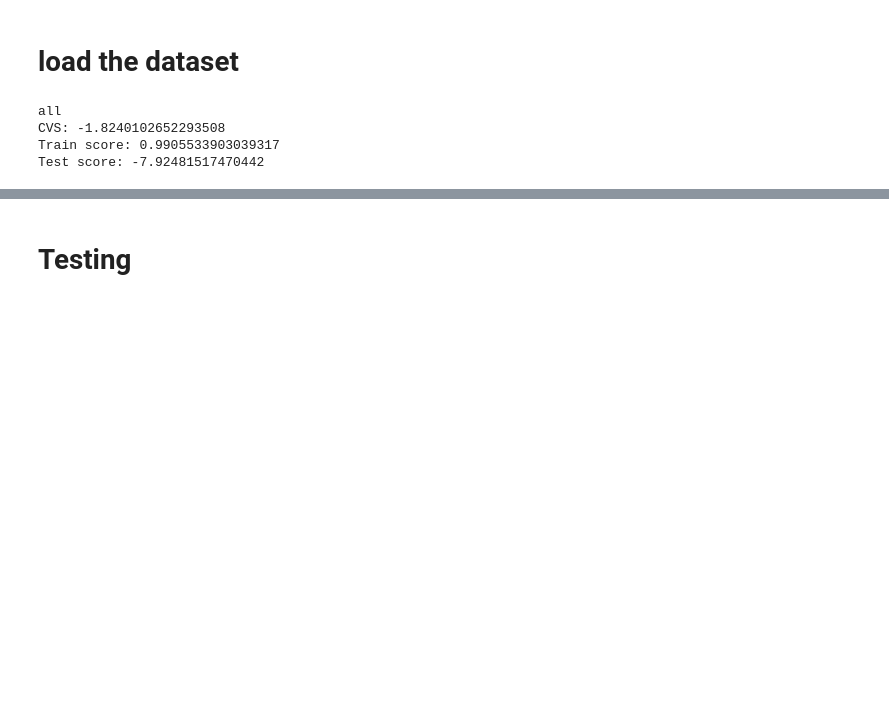
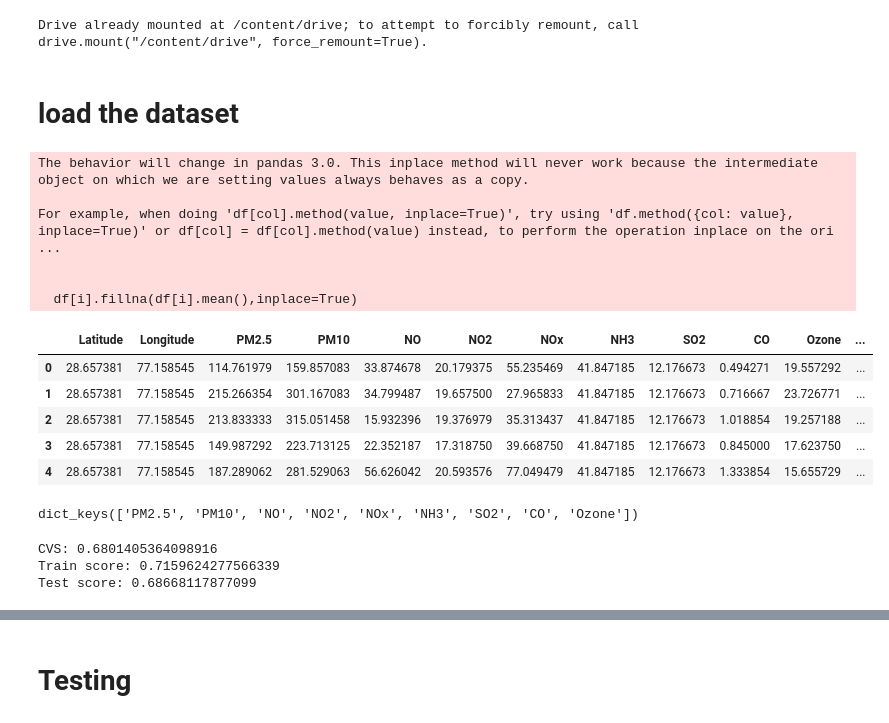
Before and after one commit to MaazSiddiqi/ds3k-project, a Jupyter notebook: group.ipynb, the cells around one changed output, grey strips where cells are left out. Saved outputs shown, nothing was run; the diff lists cells and outputs as text; code cells hidden in the pictures; blank space fills up the shorter version.

```diff
--- a/group.ipynb
+++ b/group.ipynb
@@ -12,5 +13,10 @@ from tqdm import tqdm
 
 import matplotlib.pyplot as plt
 %matplotlib inline
+# %%
+from google.colab import drive
+drive.mount('/content/drive')
+# %% [output]
+Drive already mounted at /content/drive; to attempt to forcibly remount, call drive.mount("/content/drive", force_remount=True).
 # %% [markdown]
 # load the dataset
@@ -29,15 +23,60 @@ df.head()
+# %%
+dataset_name = "data_2023_2017.csv"
+
+# Initial columns
+# Latitude,Longitude,Timestamp,PM2.5,PM10,NO,NO2,NOx,NH3,SO2,CO,Ozone,Benzene,Toluene,Xylene
+df = pd.read_csv(dataset_name)
+
+# Drop columns not focused
+drops = ["Benzene", "Toluene", "Xylene"]
+df = df.drop(drops, axis='columns')
+
+# Break up timestamp to year, month, day
+df["Timestamp"] = pd.to_datetime(df["Timestamp"])
+df["Year"] = df["Timestamp"].dt.year
+df["Month"] = df["Timestamp"].dt.month
+df["Day"] = df["Timestamp"].dt.day
+df.drop(["Timestamp"], axis='columns', inplace=True)
+
+# Fill NAs
+for i in df.columns[df.isnull().any(axis=0)]:     #---Applying Only on variables with NaN values
+    df[i].fillna(df[i].mean(),inplace=True)
+
+df.head()
+# %% [output]
+The behavior will change in pandas 3.0. This inplace method will never work because the intermediate object on which we are setting values always behaves as a copy.
+
+For example, when doing 'df[col].method(value, inplace=True)', try using 'df.method({col: value}, inplace=True)' or df[col] = df[col].method(value) instead, to perform the operation inplace on the ori ...
+
+
+  df[i].fillna(df[i].mean(),inplace=True)
+|  | Latitude | Longitude | PM2.5 | PM10 | NO | NO2 | NOx | NH3 | SO2 | CO | Ozone | ... |
+| 0 | 28.657381 | 77.158545 | 114.761979 | 159.857083 | 33.874678 | 20.179375 | 55.235469 | 41.847185 | 12.176673 | 0.494271 | 19.557292 | ... |
+| 1 | 28.657381 | 77.158545 | 215.266354 | 301.167083 | 34.799487 | 19.657500 | 27.965833 | 41.847185 | 12.176673 | 0.716667 | 23.726771 | ... |
+| 2 | 28.657381 | 77.158545 | 213.833333 | 315.051458 | 15.932396 | 19.376979 | 35.313437 | 41.847185 | 12.176673 | 1.018854 | 19.257188 | ... |
+| 3 | 28.657381 | 77.158545 | 149.987292 | 223.713125 | 22.352187 | 17.318750 | 39.668750 | 41.847185 | 12.176673 | 0.845000 | 17.623750 | ... |
+| 4 | 28.657381 | 77.158545 | 187.289062 | 281.529063 | 56.626042 | 20.593576 | 77.049479 | 41.847185 | 12.176673 | 1.333854 | 15.655729 | ... |
 # %%
 def seperate_dataset(data, target):
-  X = data[['Latitude', 'Longitude']]
+  # Seperates dataframe to inputs and gas output
+  X = data[['Latitude', 'Longitude', 'Year', 'Month', 'Day']]
   y = data[target].values
   return X, y
 
+# Hold X, y datasets for each gas
 datasets = {}
 
-for target in df.columns[2:]:
+
+# Build datasets for each gas
+for target in df.columns[2:len(df.columns) - 3]:
   X, y = seperate_dataset(df, target)
   test_size = 0.2
 
   # Splitting code here
   xtrain, xtest, ytrain, ytest = train_test_split(X, y, test_size=test_size)
   datasets[target] = (xtrain, xtest, ytrain, ytest)
+
+# Verify datasets built
+print(datasets.keys())
+# %% [output]
+dict_keys(['PM2.5', 'PM10', 'NO', 'NO2', 'NOx', 'NH3', 'SO2', 'CO', 'Ozone'])
@@ -76,18 +120,25 @@ def train_model(name, xtrain, ytrain, xtest, ytest):
 # %%
 # Generate and train main model
-
-gas_to_train = "NO2"
-
 X = df.loc[:, df.columns != gas_to_train]
 y = df[gas_to_train].values
 
+# Get datasets
 test_size = 0.2
 xtrain, xtest, ytrain, ytest = train_test_split(X, y, test_size=test_size)
 
-Model = train_model("all", xtrain, ytrain, xtest, ytest)
+# Train
+Model, stats = train_model("all", xtrain, ytrain, xtest, ytest, 3)
+
+# Evaluate
+train_score, test_score = stats
+cvs = cross_val_score(Model, xtrain, ytrain, cv=5, scoring="r2").mean()
+
+# Log
+print("CVS:", cvs)
+print("Train score:", train_score)
+print("Test score:", test_score)
 # %% [output]
-all
-CVS: -1.8240102652293508
-Train score: 0.9905533903039317
-Test score: -7.92481517470442
+CVS: 0.6801405364098916
+Train score: 0.7159624277566339
+Test score: 0.68668117877099
 # %%
```
Also changed, not shown: parts of 19 cells of this notebook, 4 other files.
